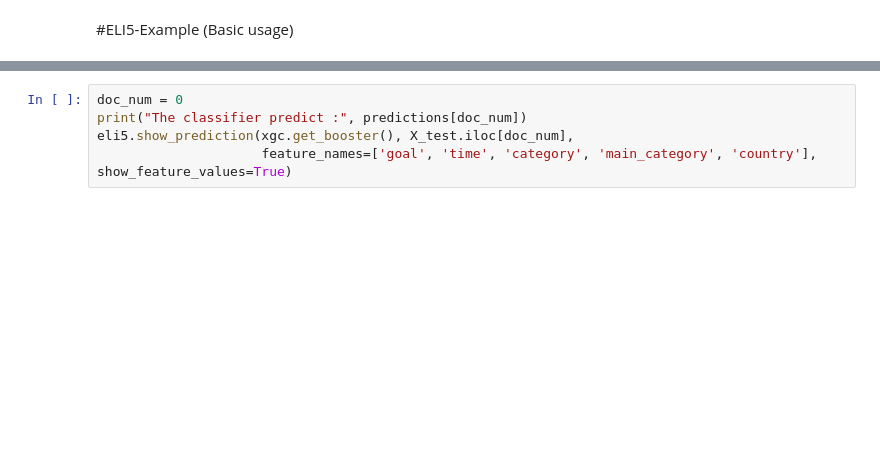
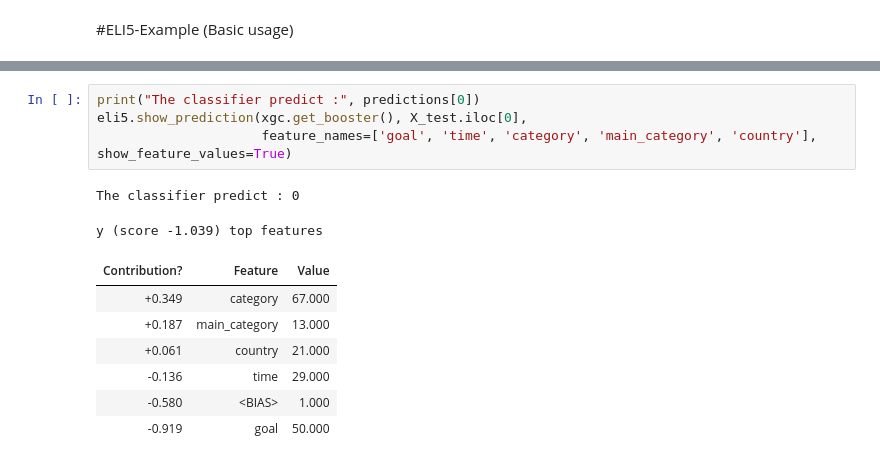
Before and after one commit to XaviJunior/SBB, a Jupyter notebook: project_1/Team_SBB_project_1_Explainable_AI.ipynb, the cells around one changed output, grey strips where cells are left out. Drawn from its saved outputs; the diff is of its cells as text; blank space fills up the shorter version.

```diff
--- a/project_1/Team_SBB_project_1_Explainable_AI.ipynb
+++ b/project_1/Team_SBB_project_1_Explainable_AI.ipynb
@@ -518,6 +570,15 @@ eli5.show_weights(xgc.get_booster())
 # %%
-doc_num = 0
-print("The classifier predict :", predictions[doc_num])
-eli5.show_prediction(xgc.get_booster(), X_test.iloc[doc_num],
+print("The classifier predict :", predictions[0])
+eli5.show_prediction(xgc.get_booster(), X_test.iloc[0],
                      feature_names=['goal', 'time', 'category', 'main_category', 'country'], show_feature_values=True)
+# %% [output]
+The classifier predict : 0
+y (score -1.039) top features
+| Contribution? | Feature | Value |
+| +0.349 | category | 67.000 |
+| +0.187 | main_category | 13.000 |
+| +0.061 | country | 21.000 |
+| -0.136 | time | 29.000 |
+| -0.580 | <BIAS> | 1.000 |
+| -0.919 | goal | 50.000 |
 # %%
```
Also changed, not shown: parts of 17 cells of this notebook.
